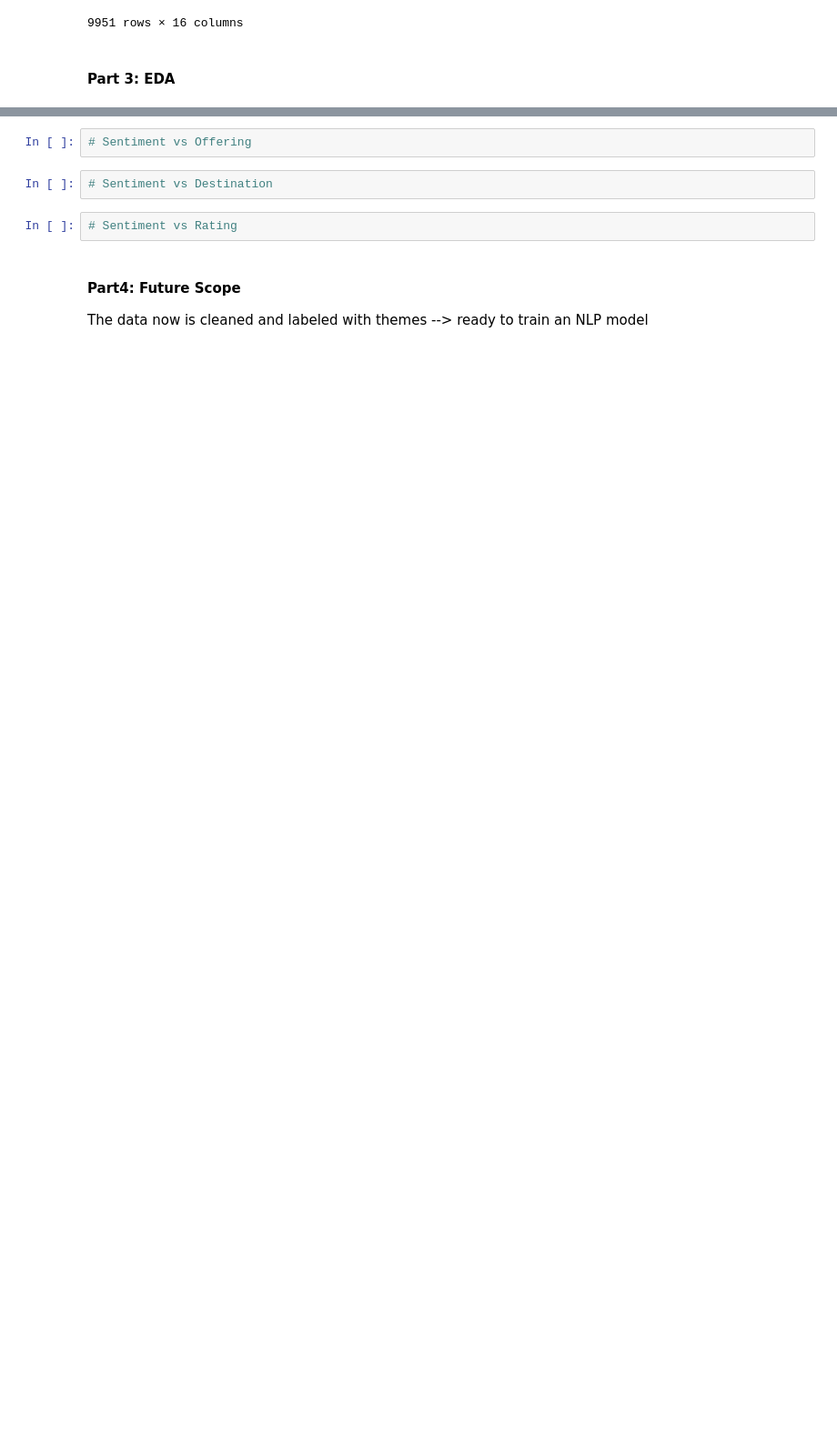
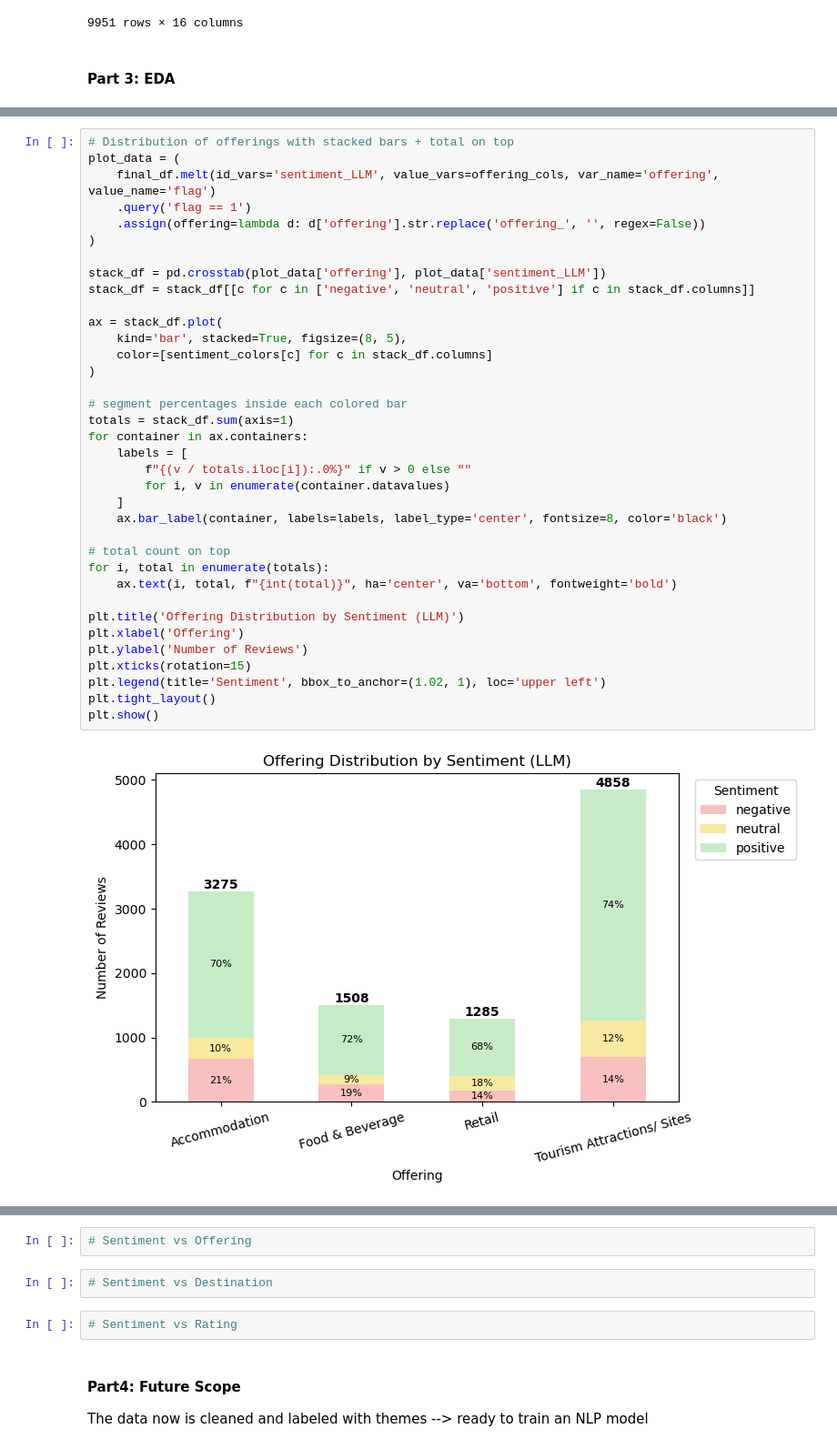
Before and after one commit to jadkrisht98/NLP_Project, a Jupyter notebook: Final_Notebook.ipynb, the cells around one changed output, grey strips where cells are left out. Shown at 91% size. Saved outputs shown, nothing was run; the diff lists cells and outputs as text; blank space fills up the shorter version.

```diff
--- a/Final_Notebook.ipynb
+++ b/Final_Notebook.ipynb
@@ -905,0 +958,38 @@ final_df
+# %%
+# Distribution of offerings with stacked bars + total on top
+plot_data = (
+    final_df.melt(id_vars='sentiment_LLM', value_vars=offering_cols, var_name='offering', value_name='flag')
+    .query('flag == 1')
+    .assign(offering=lambda d: d['offering'].str.replace('offering_', '', regex=False))
+)
+
+stack_df = pd.crosstab(plot_data['offering'], plot_data['sentiment_LLM'])
+stack_df = stack_df[[c for c in ['negative', 'neutral', 'positive'] if c in stack_df.columns]]
+
+ax = stack_df.plot(
+    kind='bar', stacked=True, figsize=(8, 5),
+    color=[sentiment_colors[c] for c in stack_df.columns]
+)
+
+# segment percentages inside each colored bar
+totals = stack_df.sum(axis=1)
+for container in ax.containers:
+    labels = [
+        f"{(v / totals.iloc[i]):.0%}" if v > 0 else ""
+        for i, v in enumerate(container.datavalues)
+    ]
+    ax.bar_label(container, labels=labels, label_type='center', fontsize=8, color='black')
+
+# total count on top
+for i, total in enumerate(totals):
+    ax.text(i, total, f"{int(total)}", ha='center', va='bottom', fontweight='bold')
+
+plt.title('Offering Distribution by Sentiment (LLM)')
+plt.xlabel('Offering')
+plt.ylabel('Number of Reviews')
+plt.xticks(rotation=15)
+plt.legend(title='Sentiment', bbox_to_anchor=(1.02, 1), loc='upper left')
+plt.tight_layout()
+plt.show()
+# %% [output]
+[figure, added]
```
Also changed, not shown: parts of 10 cells of this notebook.
